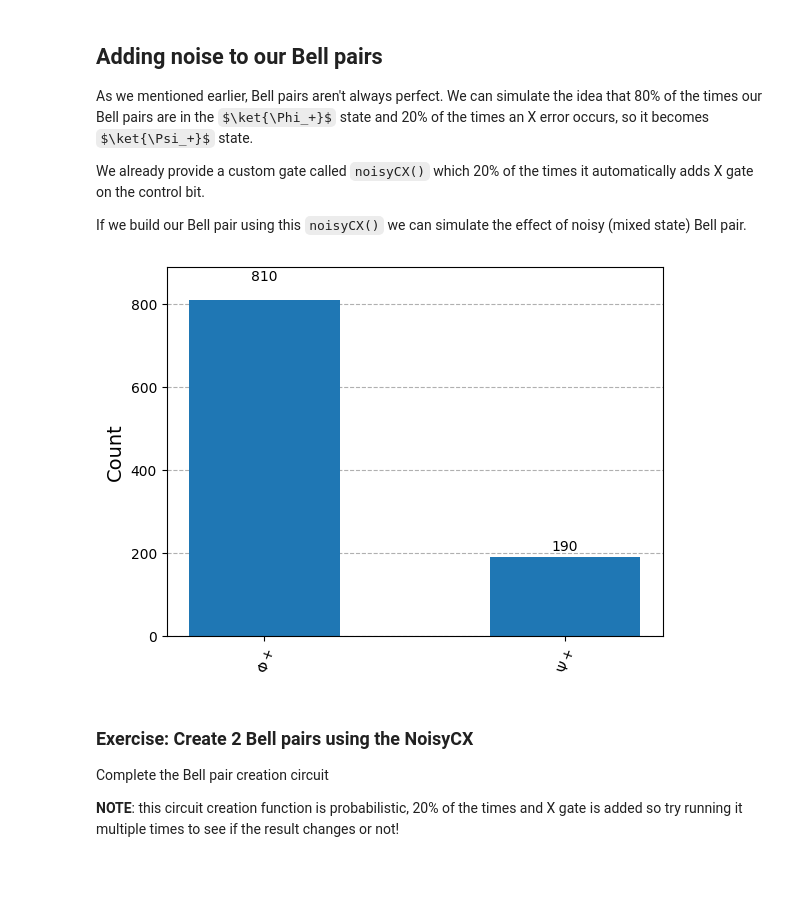
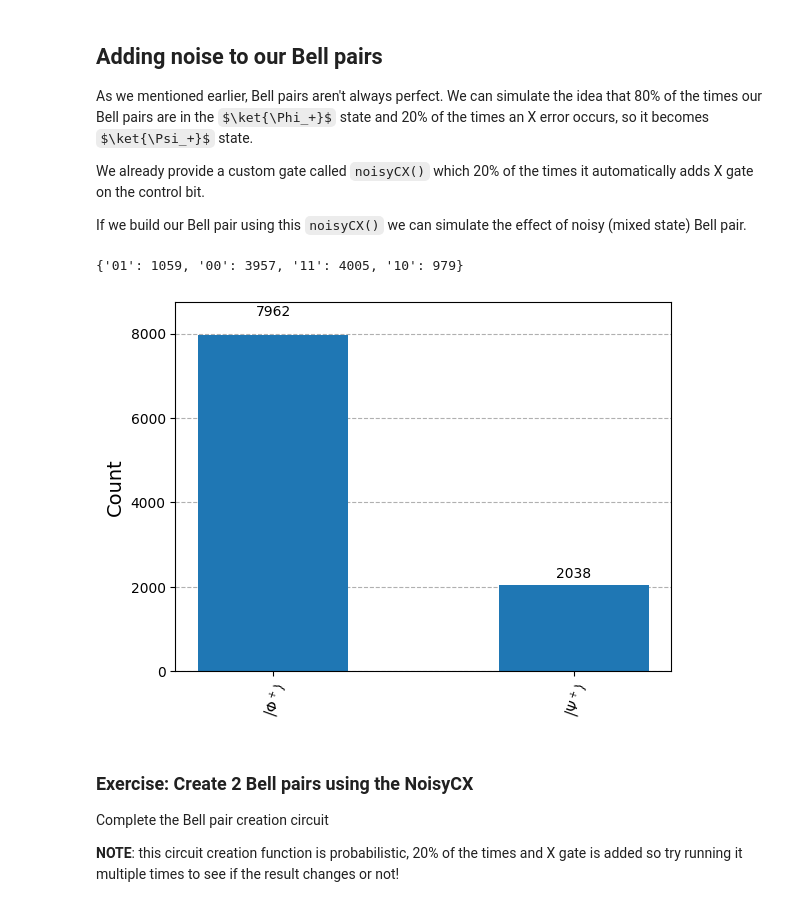
Before and after one commit to sfc-aqua/wqrn-tutorial, a Jupyter notebook: AnswerSheet_WQRN_hands_on.ipynb, the cells around one changed output. Drawn from its saved outputs; the diff is of its cells as text; code cells hidden in the pictures; some formulas as TeX source; blank space fills up the shorter version.

```diff
--- a/AnswerSheet_WQRN_hands_on.ipynb
+++ b/AnswerSheet_WQRN_hands_on.ipynb
@@ -68,7 +74,7 @@ env: QISKIT_SETTINGS={}
 def show_info(qc, use_statevector_only=False):
     """this function accepts a quantum circuit object and print out the counts / statevector"""
     qc_remove_measurement = qc.remove_final_measurements(inplace=False)
-    counts = qasm_sim.run(qc, counts=10000).result().get_counts()
+    counts = qasm_sim.run(qc, shots=10000).result().get_counts()
     statevector = sv_sim.run(qc_remove_measurement).result().get_statevector()
     print('====== state_vector ======')
     display(statevector.draw(output='latex'))
@@ -81,16 +87,9 @@ def show_info(qc, use_statevector_only=False):
 def show_info_partial(qc, qubit_list, use_statevector_only=False):
     pass
 
-noise_rate = 0.2
-def noisyCX(self, a, b):
-    self.cx(a, b)
-    if random.random() < noise_rate:
-        self.x(b)
+original_draw = None
 
-QuantumCircuit.noisyCX = noisyCX
-
-original_draw = None
-if not original_draw:
+if original_draw is None:
     original_draw = QuantumCircuit.draw
     def draw(self):
         display(original_draw(self))
@@ -929,32 +928,47 @@ We already provide a custom gate called `noisyCX()` which 20% of the times it au
 
 If we build our Bell pair using this `noisyCX()` we can simulate the effect of noisy (mixed state) Bell pair.
 # %%
+"""How we define noisy CX gate"""
+noise_rate = 0.2
+def noisyCX(self, a, b):
+    self.cx(a, b)
+    self.id(b)
+
+QuantumCircuit.noisyCX = noisyCX
+
+p_error = 0.2 # 20% cnot error
+bit_flip = pauli_error([('X', p_error), ('I', 1 - p_error)])
+
+# Add errors to noise model
+noise_bit_flip = NoiseModel()
+noise_bit_flip.add_all_qubit_quantum_error(bit_flip, "id")
+noisy_sim = AerSimulator(noise_model=noise_bit_flip)
+"""END"""
+
 def sample_faulty_bell_pair():
     counts = {}
-    counts[f'$\Phi+$'] = 0
-    counts[f'$\Psi+$'] = 0
+    counts[f'$| \\Phi^+ \\rangle $'] = 0
+    counts[f'$| \\Psi^+ \\rangle $'] = 0
 
-    qcs = []
-    for _ in range(1000):
-        qc = QuantumCircuit(2, 2)
-        qc.h(0)
-        qc.noisyCX(0, 1)
-        qc.measure([0, 1], [0, 1])
-        qcs.append(qc)
-    job = qasm_sim.run(qcs, counts=1)
+    qc = QuantumCircuit(2, 2)
+    qc.h(0)
+    qc.noisyCX(0, 1)
+    qc.measure([0, 1], [0, 1])
+    str_counts = noisy_sim.run(qc, shots=10_000).result().get_counts()
+    counts[f'$| \\Phi^+ \\rangle $'] = str_counts['00'] + str_counts['11']
+    print(str_counts)
 
-    for cnt in job.result().get_counts():
-        k = list(cnt.keys())[0]
-        if k == '00' or k == '11':
-            counts[f'$\Phi+$'] = counts[f'$\Phi+$'] + 1
-        else:
-            counts[f'$\Psi+$'] = counts[f'$\Psi+$'] + 1
+    if '01' in str_counts:
+        counts[f'$| \\Psi^+ \\rangle $'] += str_counts['01']
+    if '10' in str_counts:
+        counts[f'$| \\Psi^+ \\rangle $'] += str_counts['10']
+    return counts
 
-    return counts
 counts = sample_faulty_bell_pair()
 plot_histogram(counts)
 # %% [output]
+{'01': 1059, '00': 3957, '11': 4005, '10': 979}
-[figure, old version]
+[figure, new version]
 # %% [markdown]
 ### Exercise: Create 2 Bell pairs using the NoisyCX
 
```
Also changed, not shown: parts of 18 cells of this notebook, 1 other file.
